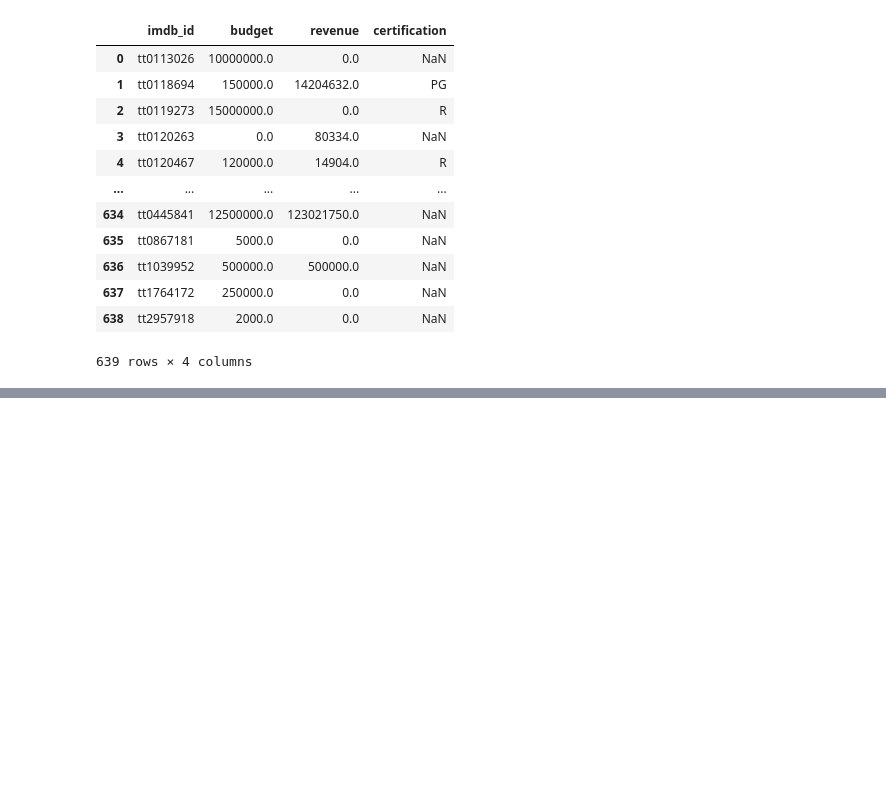
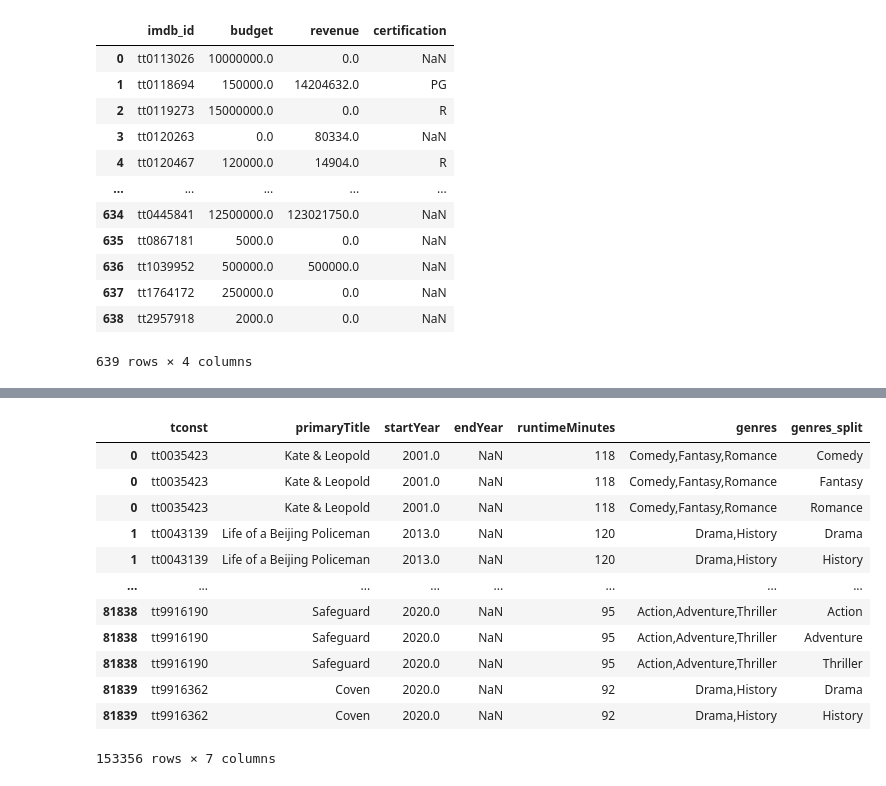
Before and after one commit to BenjaminEngel919/Project-3, a Jupyter notebook: Data/Project 3 Part 3.ipynb, the cells around one changed output, grey strips where cells are left out. Saved outputs shown, nothing was run; the diff lists cells and outputs as text; code cells hidden in the pictures; blank space fills up the shorter version.

```diff
--- a/Data/Project 3 Part 3.ipynb
+++ b/Data/Project 3 Part 3.ipynb
@@ -134,0 +173,17 @@ tmdb
+# %%
+explodedgenres = basics.explode('genres_split')
+explodedgenres
+# %% [output]
+|  | tconst | primaryTitle | startYear | endYear | runtimeMinutes | genres | genres_split |
+| 0 | tt0035423 | Kate & Leopold | 2001.0 | NaN | 118 | Comedy,Fantasy,Romance | Comedy |
+| 0 | tt0035423 | Kate & Leopold | 2001.0 | NaN | 118 | Comedy,Fantasy,Romance | Fantasy |
+| 0 | tt0035423 | Kate & Leopold | 2001.0 | NaN | 118 | Comedy,Fantasy,Romance | Romance |
+| 1 | tt0043139 | Life of a Beijing Policeman | 2013.0 | NaN | 120 | Drama,History | Drama |
+| 1 | tt0043139 | Life of a Beijing Policeman | 2013.0 | NaN | 120 | Drama,History | History |
+| ... | ... | ... | ... | ... | ... | ... | ... |
+| 81838 | tt9916190 | Safeguard | 2020.0 | NaN | 95 | Action,Adventure,Thriller | Action |
+| 81838 | tt9916190 | Safeguard | 2020.0 | NaN | 95 | Action,Adventure,Thriller | Adventure |
+| 81838 | tt9916190 | Safeguard | 2020.0 | NaN | 95 | Action,Adventure,Thriller | Thriller |
+| 81839 | tt9916362 | Coven | 2020.0 | NaN | 92 | Drama,History | Drama |
+| 81839 | tt9916362 | Coven | 2020.0 | NaN | 92 | Drama,History | History |
+153356 rows × 7 columns
```
Also changed, not shown: parts of 63 cells of this notebook.
